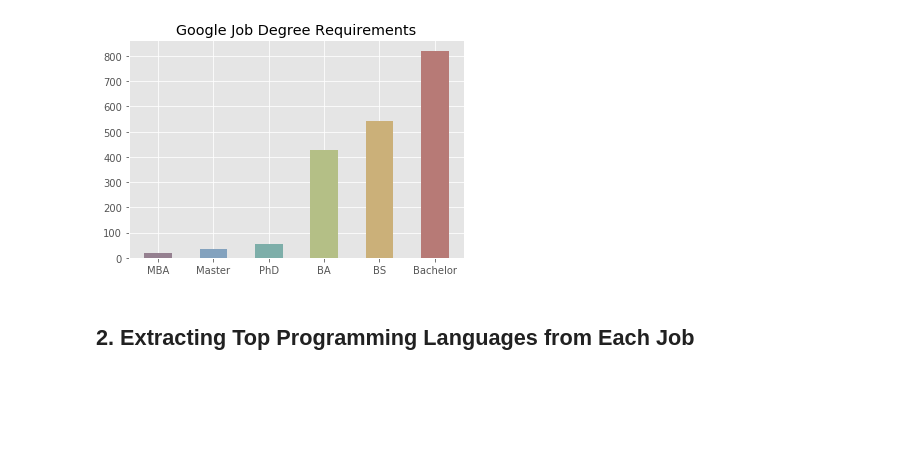
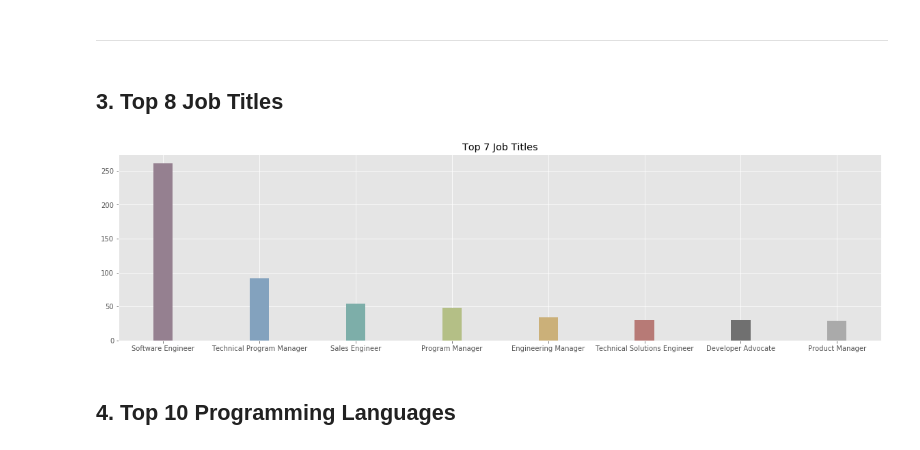
Before and after one commit to aesophor/DataScience, a Jupyter notebook: 05-Final-Project/Analyzing Google Career and Skills.ipynb, the cells around one changed output. Cells and saved outputs as stored; diff of their text form; code cells hidden in the pictures; blank space fills up the shorter version.

```diff
--- a/05-Final-Project/Analyzing Google Career and Skills.ipynb
+++ b/05-Final-Project/Analyzing Google Career and Skills.ipynb
@@ -3,6 +4,10 @@
 # %%
 # Make your plot output stored in the notebook.
 %matplotlib inline
+
+import sys
+sys.path.insert(0, '../modules/')
+from fintextmin import *
 
 import pandas
 import matplotlib
@@ -10,6 +15,6 @@ import numpy as np
 from matplotlib import pyplot as plt
 matplotlib.style.use('ggplot')
 
-dat = pandas.read_csv('google_jobs.csv')
-dat.head(10)
+df = pandas.read_csv('google_jobs.csv')
+df.head(10)
 # %% [output]
@@ -62,13 +162,31 @@ degree_dat
+# %% [markdown]
+---
+# %% [markdown]
+## 3. Top 8 Job Titles
+# %%
+jobs_freq = {}
+
+for col in df['title']:
+    if type(col) is not str:
+        continue
+    col = col.split(',')[0]
+    if col in jobs_freq:
+        jobs_freq[col] += 1
+    else:
+        jobs_freq[col] = 1
+
+jobs_freq = dict(sorted(jobs_freq.items(), key=lambda kv: kv[1], reverse=True))
 # %%
-labels = list(degree_reqs.keys())
-values = list(degree_reqs.values())
-colors = ['#958090', '#83A2BE', '#7DAEA9', '#B4BF86', '#CBB079', '#B77A76']
+colors = ['#958090', '#83A2BE', '#7DAEA9', '#B4BF86', '#CBB079', '#B77A76', '#707070', '#AAAAAA']
 
-plt.figure(figsize=(6, 4))
-plt.bar(labels, values, color=colors, width=0.5)
-plt.title('Google Job Degree Requirements')
+min_labels = list(jobs_freq.keys())[0:8]
+min_values = list(jobs_freq.values())[0:8]
+
+plt.figure(figsize=(20, 5))
+plt.bar(min_labels, min_values, color=colors, width=0.2)
+plt.title('Top 7 Job Titles')
 plt.show()
 # %% [output]
-[figure, old version]
+[figure, new version]
 # %% [markdown]
-## 2. Extracting Top Programming Languages from Each Job
+## 4. Top 10 Programming Languages
```
Also changed, not shown: parts of 33 cells of this notebook, 1 other file.
